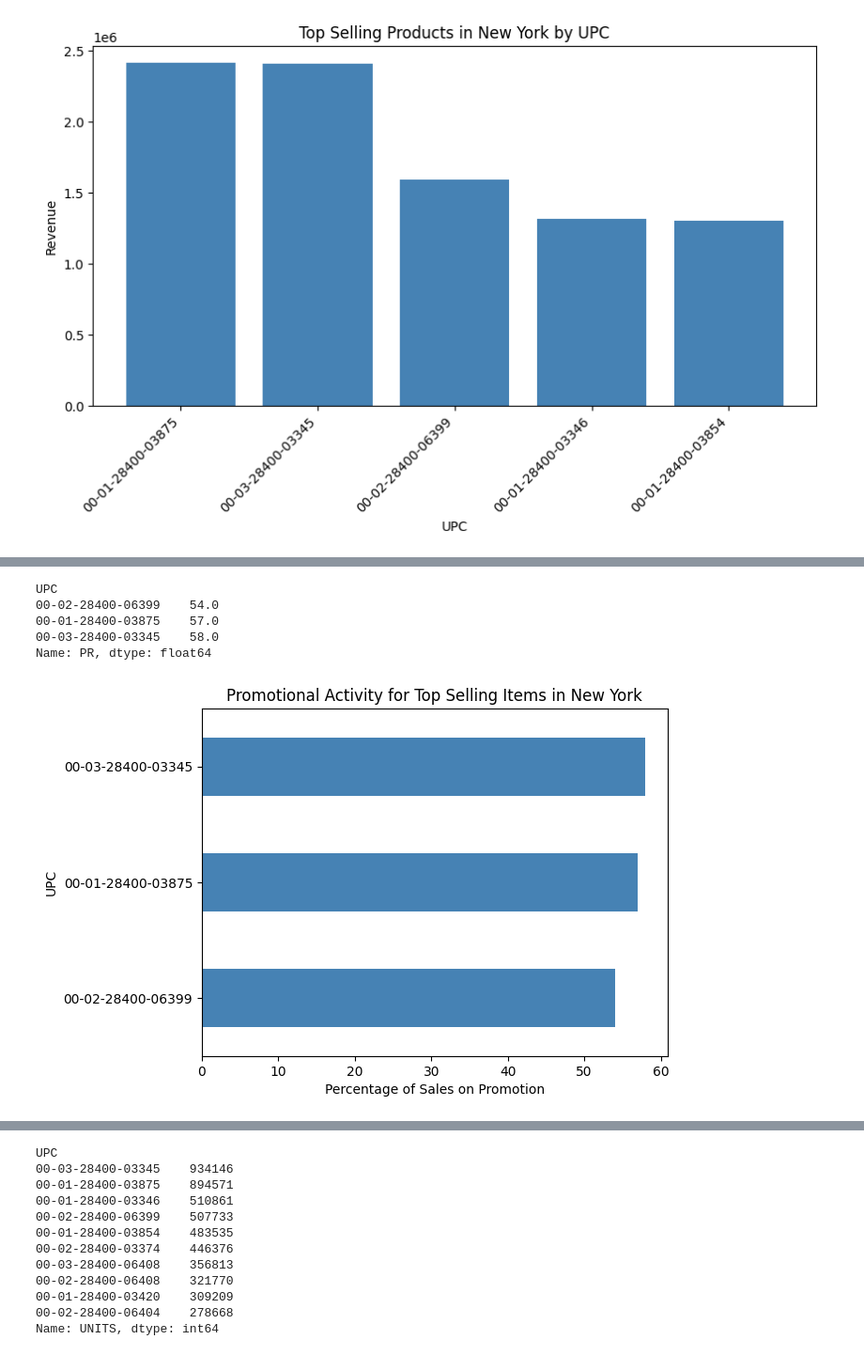
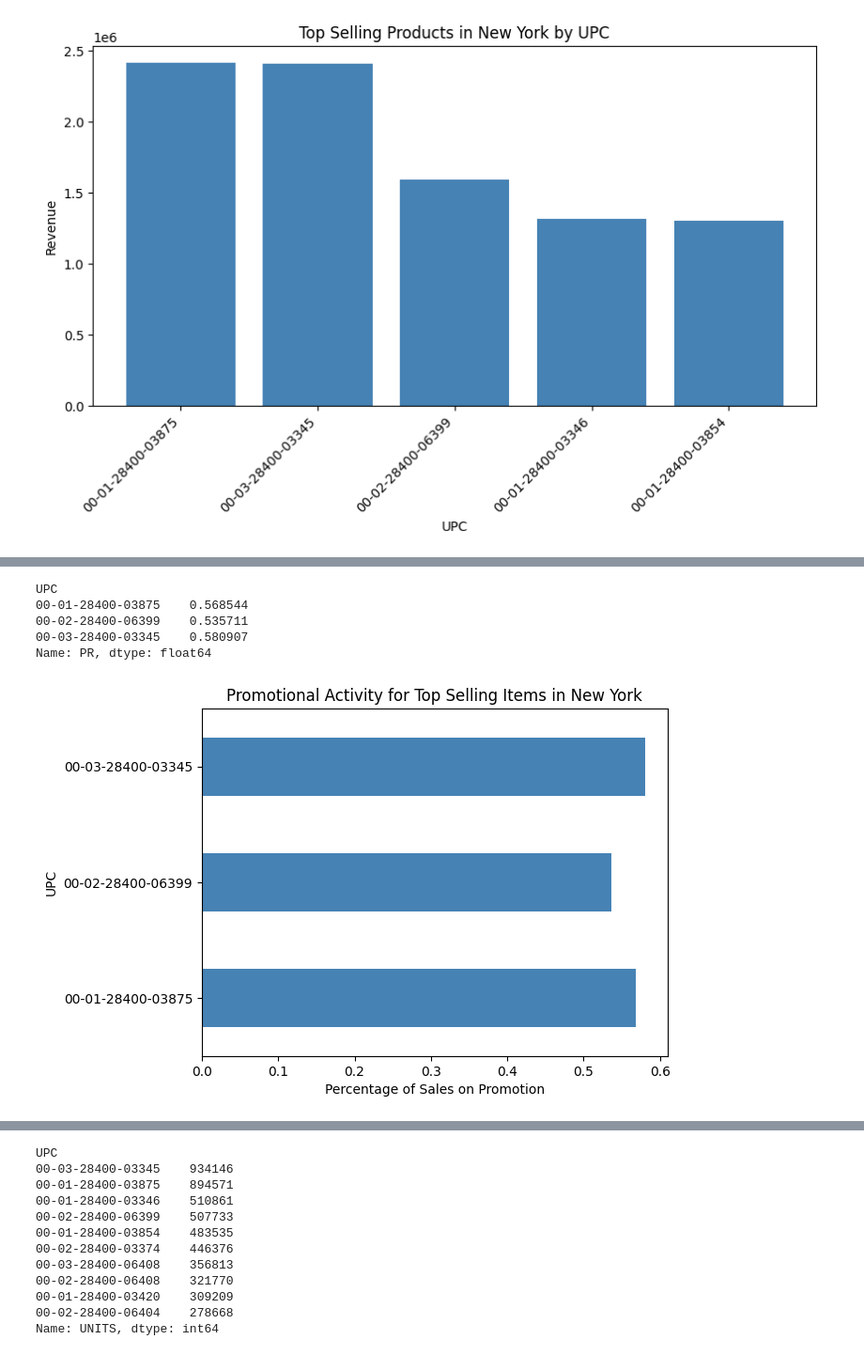
Before and after one commit to mistermakc/big-data-kpis, a Jupyter notebook: analysis/analysis.ipynb, the cells around one changed output, grey strips where cells are left out. Shown at 94% size. Drawn from its saved outputs; the diff is of its cells as text; code cells hidden in the pictures.

```diff
--- a/analysis/analysis.ipynb
+++ b/analysis/analysis.ipynb
@@ -588,35 +692,31 @@ plt.show()
 # %%
 # Get the top 1-3 products
 ny_top_3_products_df = ny_top_products_df.head(3)['UPC']
 
 # Filter for the top 1-3 products
 top_products_df = ny_df[ny_df['UPC'].isin(ny_top_3_products_df)]
 
 # Calculate the mean promotional activity for each item
 ny_promo_pct_df = top_products_df.groupby('UPC')['PR'].mean()
-ny_promo_pct_df = ny_promo_pct_df.sort_values(ascending=True)
-
-# Multiply by 100 and round to the nearest integer
-ny_promo_pct_df = (ny_promo_pct_df * 100).round()
 
 print(ny_promo_pct_df)
 
 # Create a horizontal bar chart to visualize promotional activity for top products
 fig, ax = plt.subplots()
 
 # Plot the promotional activity for each item
 ny_promo_pct_df.plot.barh(ax=ax, color="steelblue")
 
 # Set the x-axis label
 ax.set_xlabel('Percentage of Sales on Promotion')
 
 # Add a title and show the chart
 plt.title('Promotional Activity for Top Selling Items in New York')
 plt.show()
 # %% [output]
 UPC
-00-02-28400-06399    54.0
-00-01-28400-03875    57.0
-00-03-28400-03345    58.0
+00-01-28400-03875    0.568544
+00-02-28400-06399    0.535711
+00-03-28400-03345    0.580907
 Name: PR, dtype: float64
-[figure, old version]
+[figure, new version]
```
Also changed, not shown: parts of 57 cells of this notebook, 2 other files.
